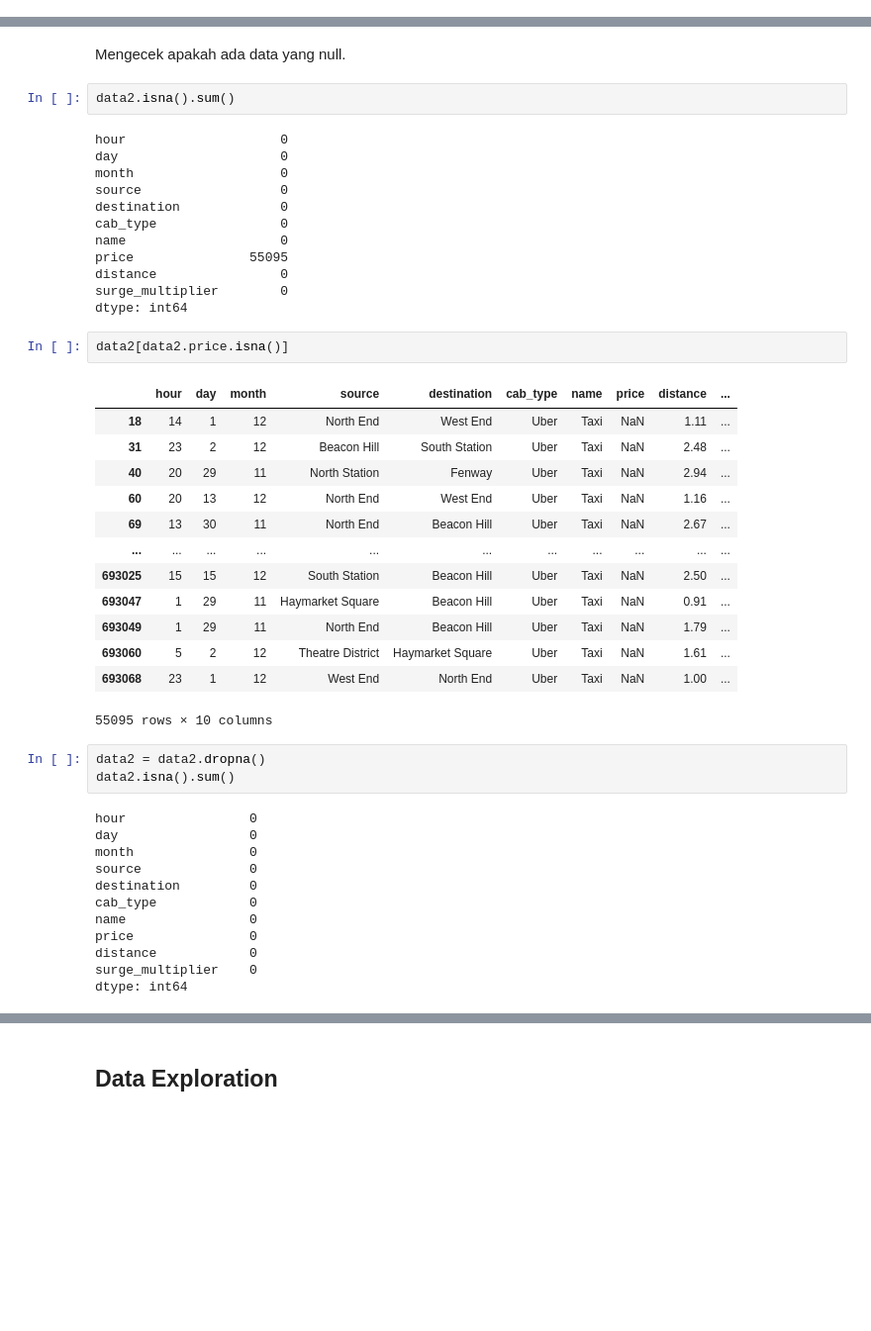
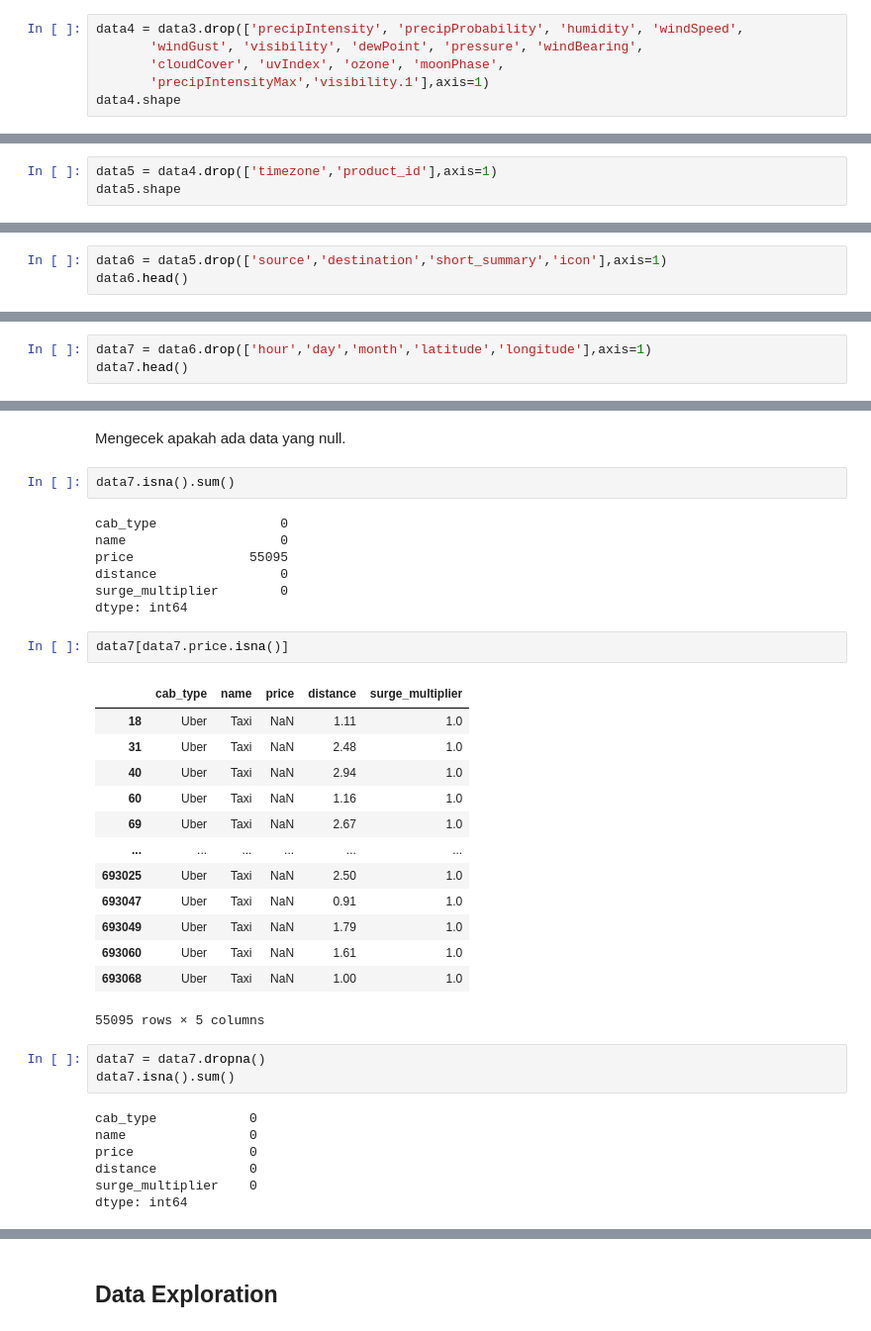
Before and after one commit to JonathanAdi7/Final-Project_Kelompok4, a Jupyter notebook: Final-Project-1_Kelompok 4.ipynb, the cells around one changed output, grey strips where cells are left out. Shown: that part at 99% size. Saved outputs shown, nothing was run; the diff lists cells and outputs as text; blank space fills up the shorter version.

```diff
--- a/Final-Project-1_Kelompok 4.ipynb
+++ b/Final-Project-1_Kelompok 4.ipynb
@@ -276,0 +327,6 @@ data2
+# %%
+data4 = data3.drop(['precipIntensity', 'precipProbability', 'humidity', 'windSpeed',
+       'windGust', 'visibility', 'dewPoint', 'pressure', 'windBearing',
+       'cloudCover', 'uvIndex', 'ozone', 'moonPhase',
+       'precipIntensityMax','visibility.1'],axis=1)
+data4.shape
@@ -276,0 +362,3 @@ data2
+# %%
+data5 = data4.drop(['timezone','product_id'],axis=1)
+data5.shape
@@ -276,0 +430,3 @@ data2
+# %%
+data6 = data5.drop(['source','destination','short_summary','icon'],axis=1)
+data6.head()
@@ -276,0 +442,3 @@ data2
+# %%
+data7 = data6.drop(['hour','day','month','latitude','longitude'],axis=1)
+data7.head()
@@ -279,13 +454,8 @@ data2
 # %% [markdown]
 Mengecek apakah ada data yang null.
 # %%
-data2.isna().sum()
+data7.isna().sum()
 # %% [output]
-hour                    0
-day                     0
-month                   0
-source                  0
-destination             0
 cab_type                0
 name                    0
 price               55095
@@ -293,30 +463,25 @@ distance                0
 surge_multiplier        0
 dtype: int64
 # %%
-data2[data2.price.isna()]
+data7[data7.price.isna()]
 # %% [output]
-|  | hour | day | month | source | destination | cab_type | name | price | distance | ... |
-| 18 | 14 | 1 | 12 | North End | West End | Uber | Taxi | NaN | 1.11 | ... |
-| 31 | 23 | 2 | 12 | Beacon Hill | South Station | Uber | Taxi | NaN | 2.48 | ... |
-| 40 | 20 | 29 | 11 | North Station | Fenway | Uber | Taxi | NaN | 2.94 | ... |
-| 60 | 20 | 13 | 12 | North End | West End | Uber | Taxi | NaN | 1.16 | ... |
-| 69 | 13 | 30 | 11 | North End | Beacon Hill | Uber | Taxi | NaN | 2.67 | ... |
-| ... | ... | ... | ... | ... | ... | ... | ... | ... | ... | ... |
-| 693025 | 15 | 15 | 12 | South Station | Beacon Hill | Uber | Taxi | NaN | 2.50 | ... |
-| 693047 | 1 | 29 | 11 | Haymarket Square | Beacon Hill | Uber | Taxi | NaN | 0.91 | ... |
-| 693049 | 1 | 29 | 11 | North End | Beacon Hill | Uber | Taxi | NaN | 1.79 | ... |
-| 693060 | 5 | 2 | 12 | Theatre District | Haymarket Square | Uber | Taxi | NaN | 1.61 | ... |
-| 693068 | 23 | 1 | 12 | West End | North End | Uber | Taxi | NaN | 1.00 | ... |
+|  | cab_type | name | price | distance | surge_multiplier |
+| 18 | Uber | Taxi | NaN | 1.11 | 1.0 |
+| 31 | Uber | Taxi | NaN | 2.48 | 1.0 |
+| 40 | Uber | Taxi | NaN | 2.94 | 1.0 |
+| 60 | Uber | Taxi | NaN | 1.16 | 1.0 |
+| 69 | Uber | Taxi | NaN | 2.67 | 1.0 |
+| ... | ... | ... | ... | ... | ... |
+| 693025 | Uber | Taxi | NaN | 2.50 | 1.0 |
+| 693047 | Uber | Taxi | NaN | 0.91 | 1.0 |
+| 693049 | Uber | Taxi | NaN | 1.79 | 1.0 |
+| 693060 | Uber | Taxi | NaN | 1.61 | 1.0 |
+| 693068 | Uber | Taxi | NaN | 1.00 | 1.0 |
-55095 rows × 10 columns
+55095 rows × 5 columns
 # %%
-data2 = data2.dropna()
-data2.isna().sum()
+data7 = data7.dropna()
+data7.isna().sum()
 # %% [output]
-hour                0
-day                 0
-month               0
-source              0
-destination         0
 cab_type            0
 name                0
 price               0
```
Also changed, not shown: parts of 83 cells of this notebook.
